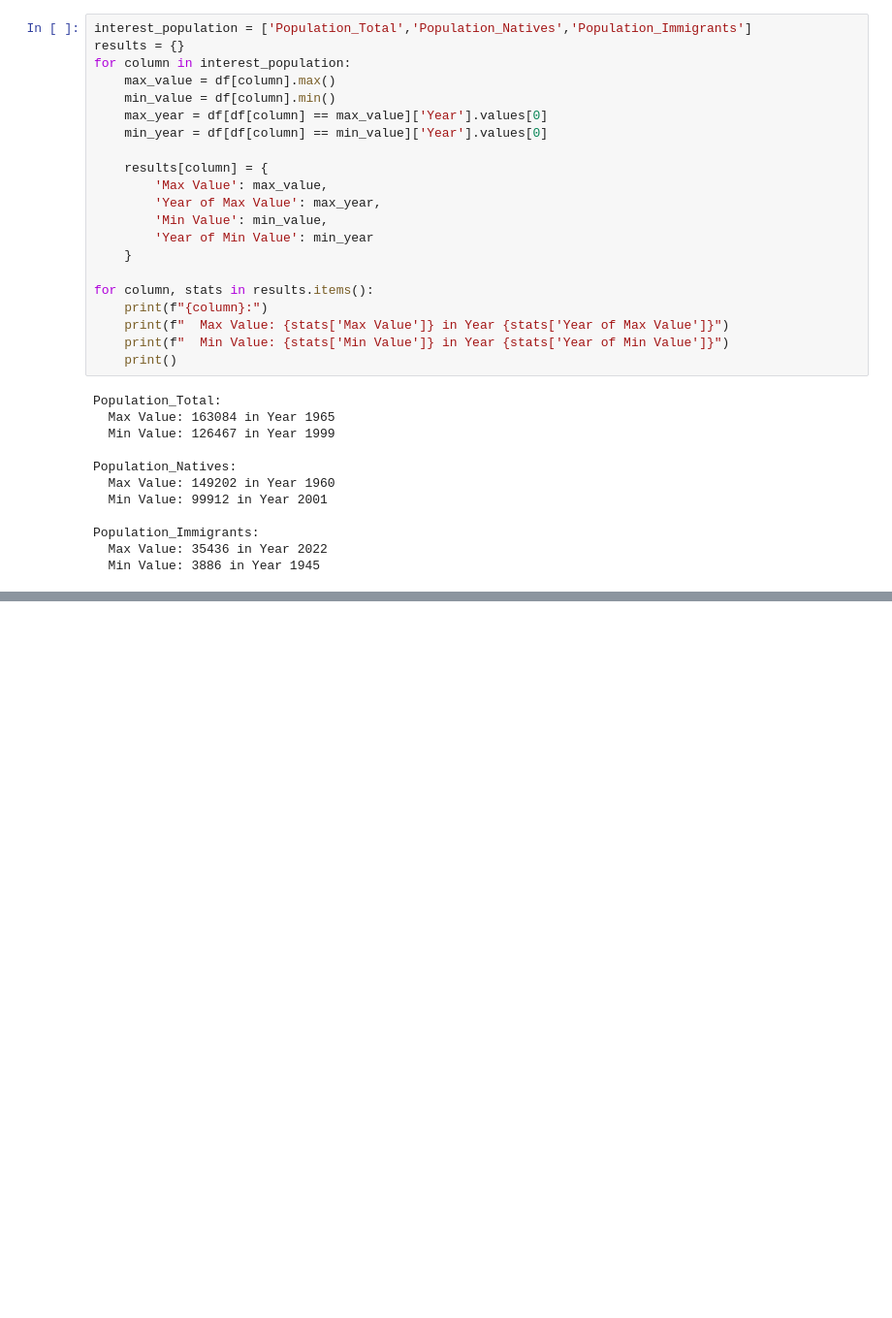
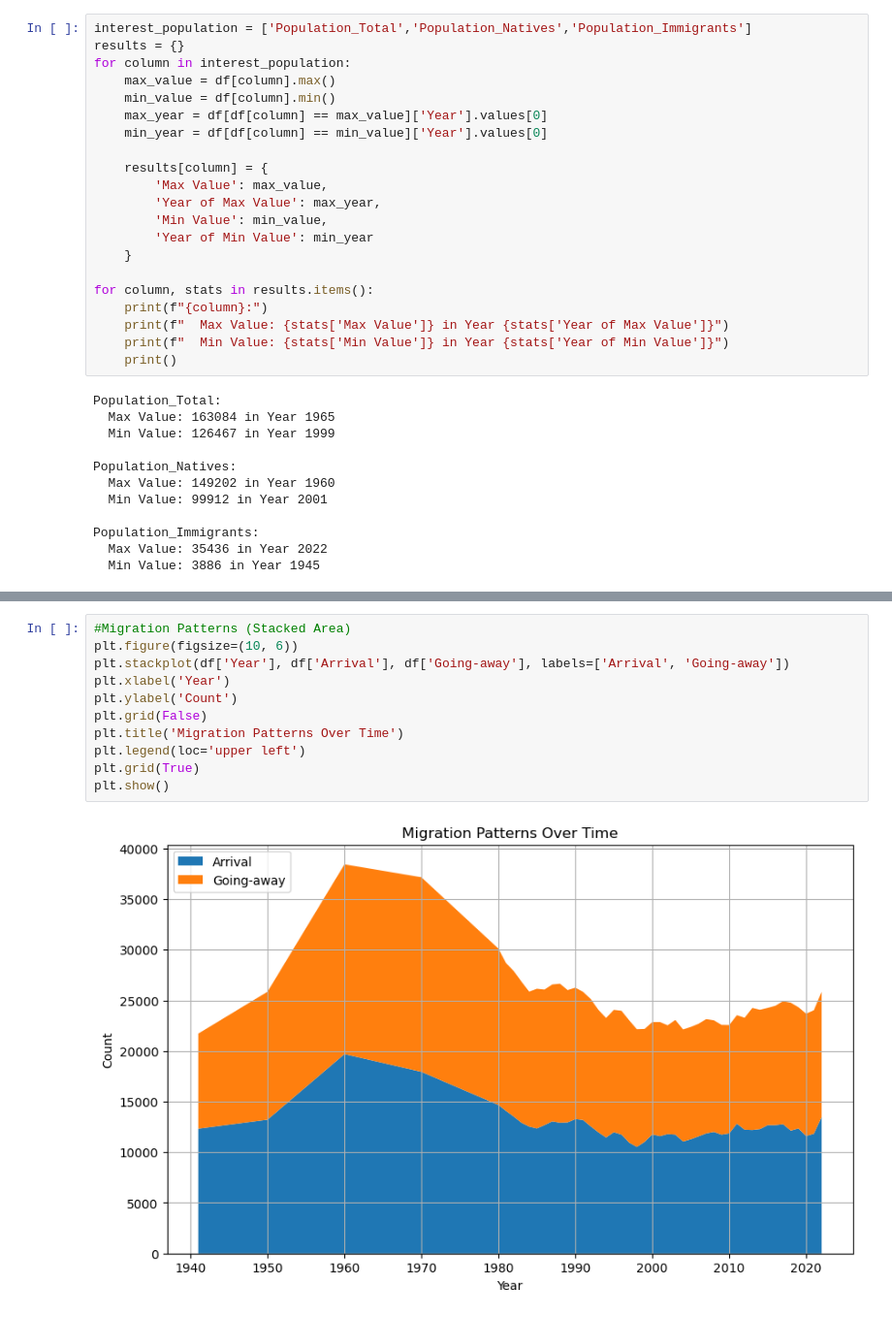
Before and after one commit to gboaventura93/project_Bern, a Jupyter notebook: analyse_data.ipynb, the cells around one changed output, grey strips where cells are left out. Shown at 97% size. Saved outputs shown, nothing was run; the diff lists cells and outputs as text; blank space fills up the shorter version.

```diff
--- a/project.ipynb
+++ b/analyse_data.ipynb
@@ -741,0 +776,13 @@ Population_Immigrants:
+# %%
+#Migration Patterns (Stacked Area)
+plt.figure(figsize=(10, 6))
+plt.stackplot(df['Year'], df['Arrival'], df['Going-away'], labels=['Arrival', 'Going-away'])
+plt.xlabel('Year')
+plt.ylabel('Count')
+plt.grid(False)
+plt.title('Migration Patterns Over Time')
+plt.legend(loc='upper left')
+plt.grid(True)
+plt.show()
+# %% [output]
+[figure, added]
```
Also changed, not shown: parts of 6 cells of this notebook, 7 other files.
